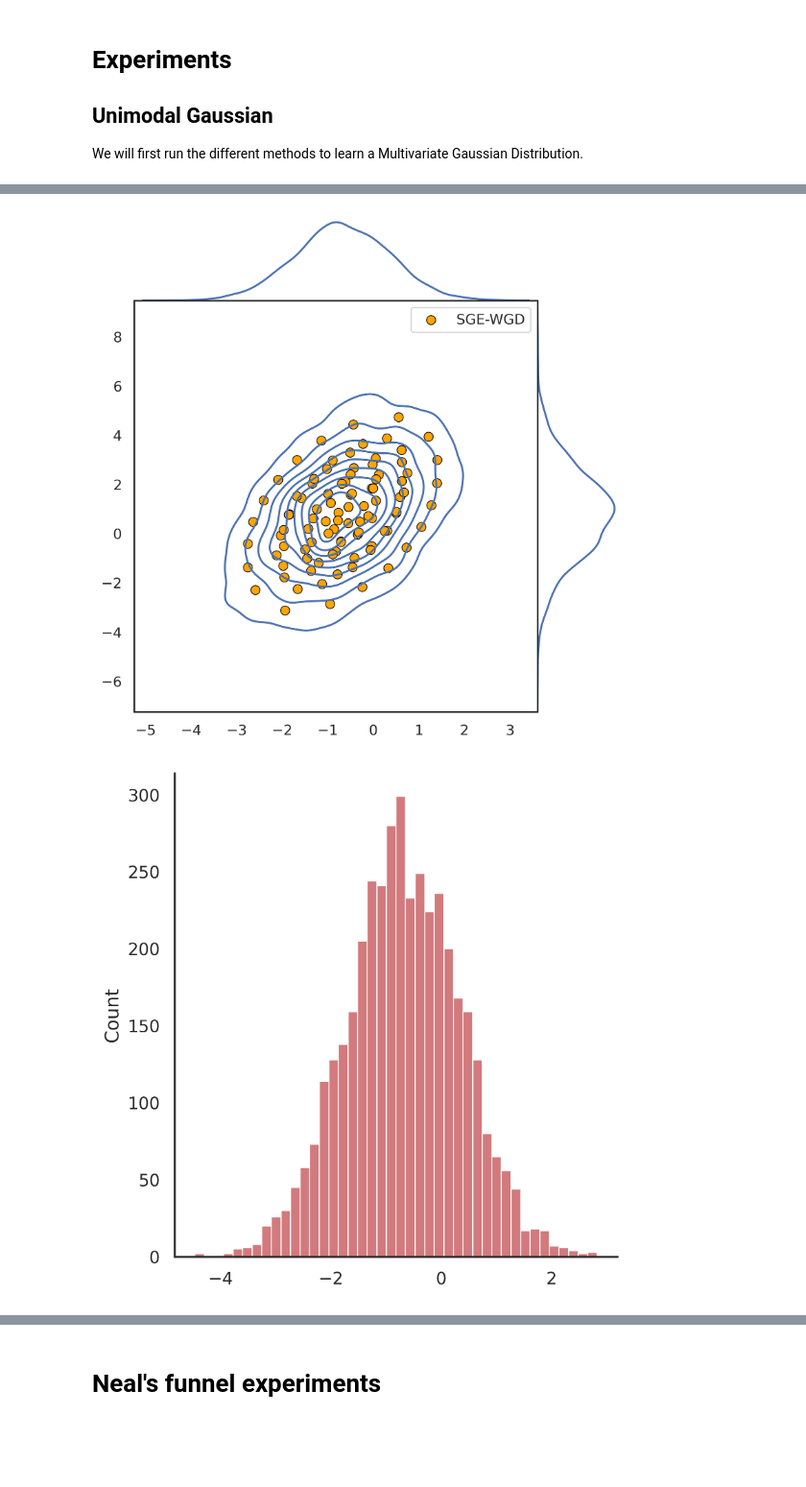
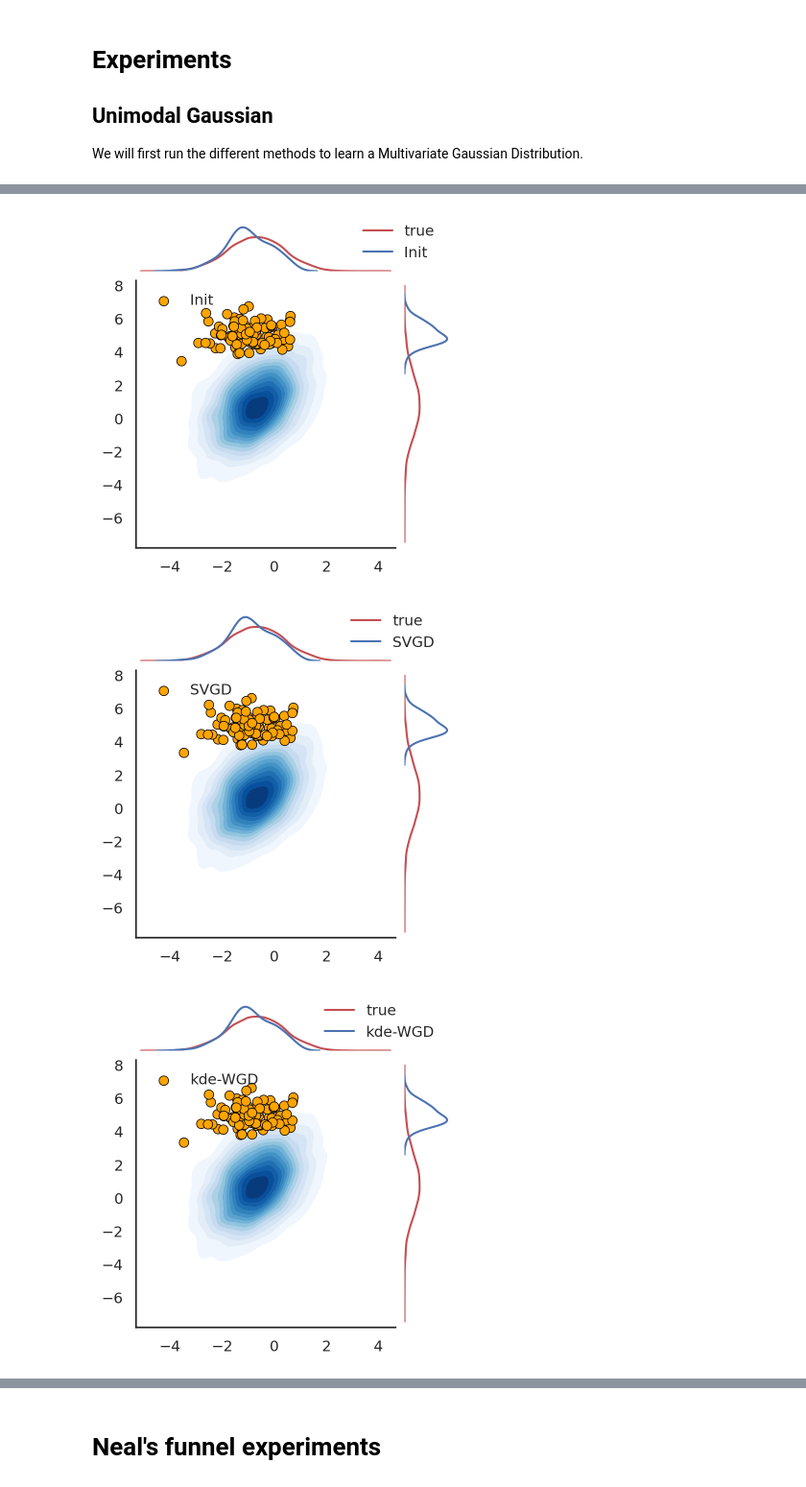
Before and after one commit to stegsoph/repulsive_ensembles, a Jupyter notebook: notebooks/WGD_synthetic.ipynb, the cells around one changed output, grey strips where cells are left out. Shown at 96% size. Saved outputs shown, nothing was run; the diff lists cells and outputs as text; code cells hidden in the pictures; blank space fills up the shorter version.

```diff
--- a/notebooks/WGD_synthetic.ipynb
+++ b/notebooks/WGD_synthetic.ipynb
@@ -323,43 +329,8 @@ def plot_density_particles(samples,particles,name):
-# %%
-import matplotlib.pyplot as plt
-from matplotlib.patches import Ellipse
-from scipy.stats import gaussian_kde
-import numpy as np
-
-def plot_density_particles(samples, particles, name):
-    fig, ax = plt.subplots()
-    ax.scatter(particles.detach().cpu().numpy()[:,0],
-    particles.detach().cpu().numpy()[:,1],
-    color ='orange', alpha = 1.0, s = 50, edgecolor='black', label = name)
-    kde = np.vstack([samples, particles.detach().cpu().numpy()])
-    x_min, x_max = kde[:,0].min()-1, kde[:,0].max()+1
-    y_min, y_max = kde[:,1].min()-1, kde[:,1].max()+1
-    xx, yy = np.mgrid[x_min:x_max:100j, y_min:y_max:100j]
-    positions = np.vstack([xx.ravel(), yy.ravel()])
-    values = np.vstack([kde[:,0], kde[:,1]])
-    kernel = gaussian_kde(values)
-    f = np.reshape(kernel(positions).T, xx.shape)
-    ax.imshow(np.rot90(f), cmap='Blues', extent=[x_min, x_max, y_min, y_max])
-    ax.legend(fontsize=20)
-    ax.axis('off')
-    plt.savefig(name + '.pdf', format='pdf', dpi=200)
-    return fig
-# %%
-def plot_density_particles(samples, particles, name):
-    particles_np = particles.detach().cpu().numpy()
-    g = sns.jointplot(x=samples[:, 0], y=samples[:, 1], kind="kde", space=0)
-    sns.scatterplot(x=particles_np[:,0], y=particles_np[:,1], color='orange', ax=g.ax_joint, alpha=1.0, s=50, zorder=1, edgecolor='black', label=name)
-    sns.displot(samples[:, 0], fill=True, ax=g.ax_marg_x, color='r')
-    sns.displot(samples[:, 1], fill=True, ax=g.ax_marg_y, color='r')
-    # sns.displot(particles.detach().cpu().numpy()[:, 0], fill=True, ax=g.ax_marg_x, color='b')
-    # sns.displot(particles.detach().cpu().numpy()[:, 1], fill=True, ax=g.ax_marg_y, color='b')
-    # g.ax_joint.legend()
-    # return g
 # %%
-# plot_density_particles(samples,X_init,'Init')
-# plot_density_particles(samples,X_SVGD,'SVGD')
-# plot_density_particles(samples,X_WGD,'kde-WGD')
-# plot_density_particles(samples,X_MAP,'MAP')
-# plot_density_particles(samples,X_ssge_WGD, 'SSGE-WGD')
+plot_density_particles(samples,X_init,'Init')
+plot_density_particles(samples,X_SVGD,'SVGD')
+plot_density_particles(samples,X_WGD,'kde-WGD')
+plot_density_particles(samples,X_MAP,'MAP')
+plot_density_particles(samples,X_ssge_WGD, 'SSGE-WGD')
 plot_density_particles(samples,X_sge_WGD,'SGE-WGD')
 # %% [output]
@@ -366,2 +338,3 @@ plot_density_particles(samples,X_sge_WGD,'SGE-WGD')
-[figure, old version]
+[figure, new version]
-[figure, old version]
+[figure, new version]
+[figure, added]
```
Also changed, not shown: parts of 14 cells of this notebook, 38 other files.
